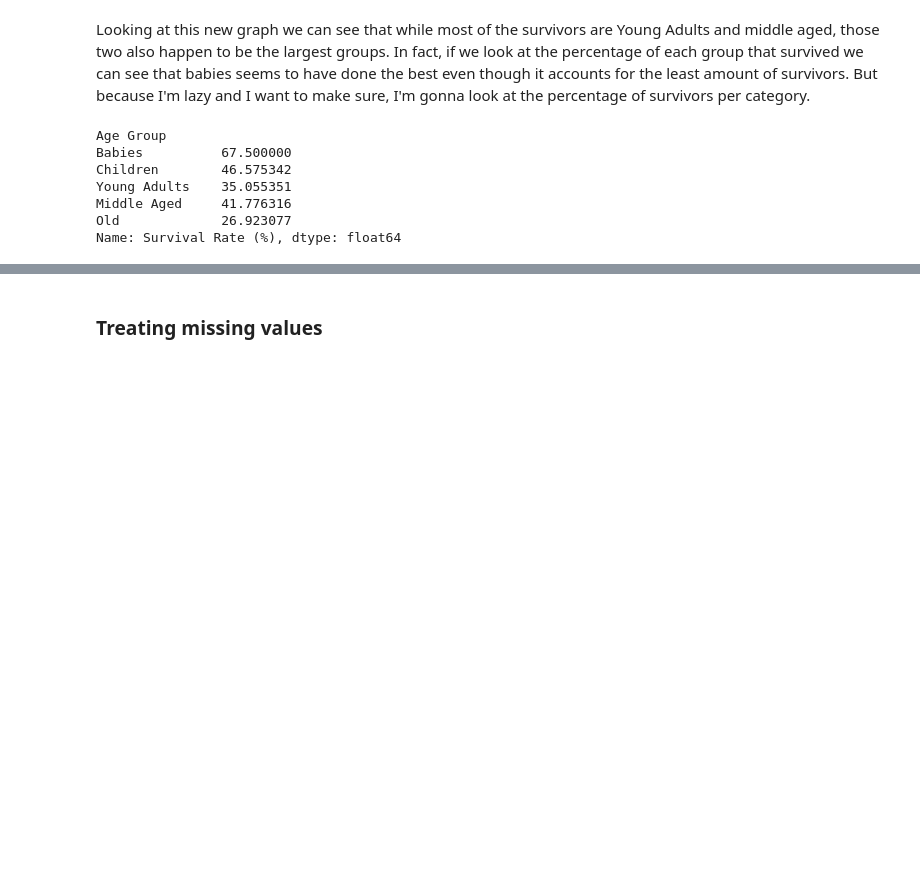
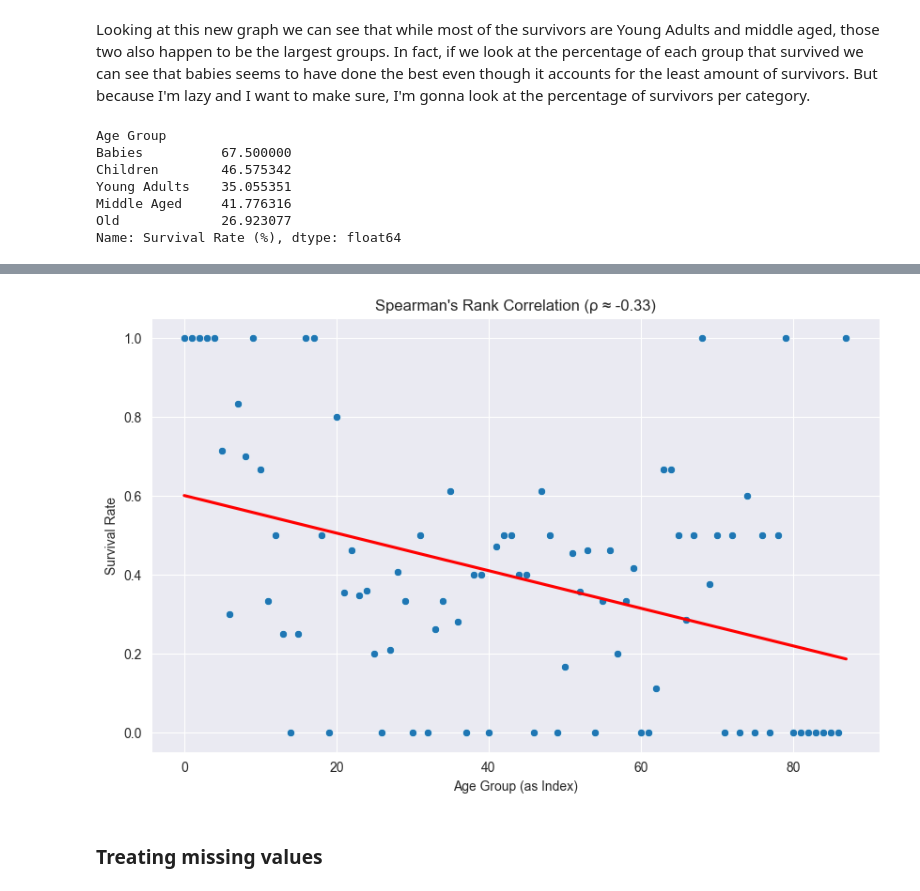
Before and after one commit to Frodo2412/towards_data_science, a Jupyter notebook: simple.ipynb, the cells around one changed output, grey strips where cells are left out. Saved outputs shown, nothing was run; the diff lists cells and outputs as text; code cells hidden in the pictures; blank space fills up the shorter version.

```diff
--- a/simple.ipynb
+++ b/simple.ipynb
@@ -128 +249,32 @@ These hypothesis have been great, but we're actually wondering aimlessly through
+# %%
+import numpy as np
+import pandas as pd
+import matplotlib.pyplot as plt
+import seaborn as sns
+from scipy.stats import spearmanr
+
+# Assuming 'df' is your DataFrame
+# Group by 'Age Group' and 'Survived' and count total people
+grouped = df.groupby('Age', observed=True)['Survived'].agg([("Survivors", "sum"), ("Total", "size")])
+
+x = np.arange(len(grouped))
+y = grouped['Survivors'] / grouped['Total']
+
+# Calculate the Spearman correlation
+spearman_corr, _ = spearmanr(x, y)
+
+# Create DataFrame for plotting
+plot_data = pd.DataFrame({'x': x, 'y': y})
+
+# Plotting
+plt.figure(figsize=(10, 6))
+sns.scatterplot(x='x', y='y', data=plot_data)
+sns.regplot(x='x', y='y', data=plot_data, scatter=False, color='red', ci=None)
+
+plt.title(f"Spearman's Rank Correlation (ρ ≈ {spearman_corr:.2f})")
+plt.xlabel('Age Group (as Index)')
+plt.ylabel('Survival Rate')
+plt.show()
+# %% [output]
+[figure, added]
 # %% [markdown]
```
Also changed, not shown: parts of 19 cells of this notebook, 1 other file.
